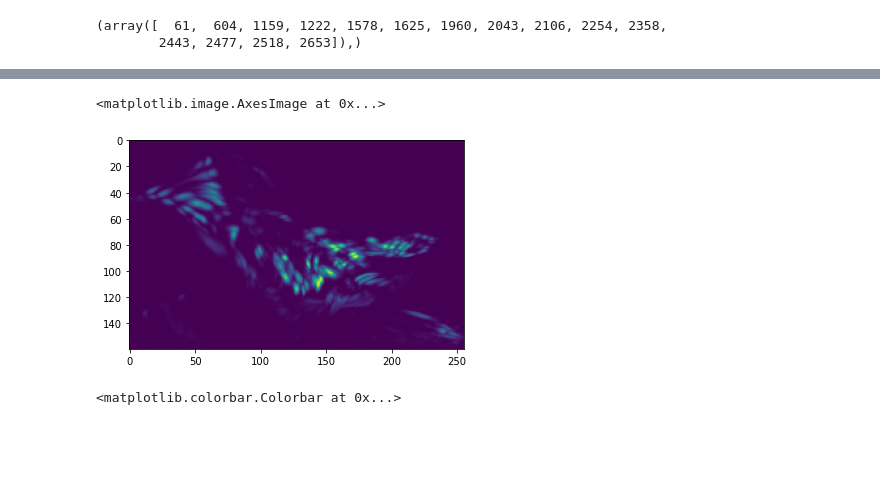
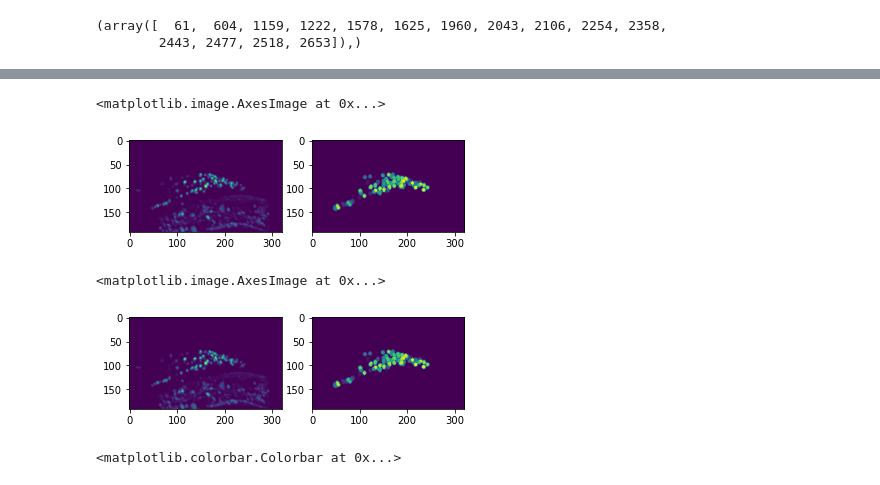
Before and after one commit to cfpark00/TrackingGUI, a Jupyter notebook: tester.ipynb, the cells around one changed output, grey strips where cells are left out. Saved outputs shown, nothing was run; the diff lists cells and outputs as text; code cells hidden in the pictures; blank space fills up the shorter version.

```diff
--- a/tester.ipynb
+++ b/tester.ipynb
@@ -278,5 +269,13 @@ plt.imshow(mask.max(2)[0].T)
-# %%
-plt.imshow(im[0].max(2)[0].T)
-# %% [output]
-<matplotlib.image.AxesImage at 0x...>
-[figure, removed]
+# %%
+import torch
+im=torch.load("./data/data_temp/153-3GT2/TA/frames/2035.pt")
+mask=torch.load("./data/data_temp/153-3GT2/TA/masks/2035.pt")
+# %%
+plt.figure()
+plt.subplot(121)
+plt.imshow(im[0].max(2)[0].T)
+plt.subplot(122)
+plt.imshow(mask.max(2)[0].T)
+# %% [output]
+<matplotlib.image.AxesImage at 0x...>
+[figure, added]
@@ -282,0 +285,9 @@ plt.imshow(im[0].max(2)[0].T)
+# %%
+plt.figure()
+plt.subplot(121)
+plt.imshow(im[0].max(2)[0].T)
+plt.subplot(122)
+plt.imshow(mask.max(2)[0].T)
+# %% [output]
+<matplotlib.image.AxesImage at 0x...>
+[figure, added]
```
Also changed, not shown: parts of 42 cells of this notebook, 1 other file.
